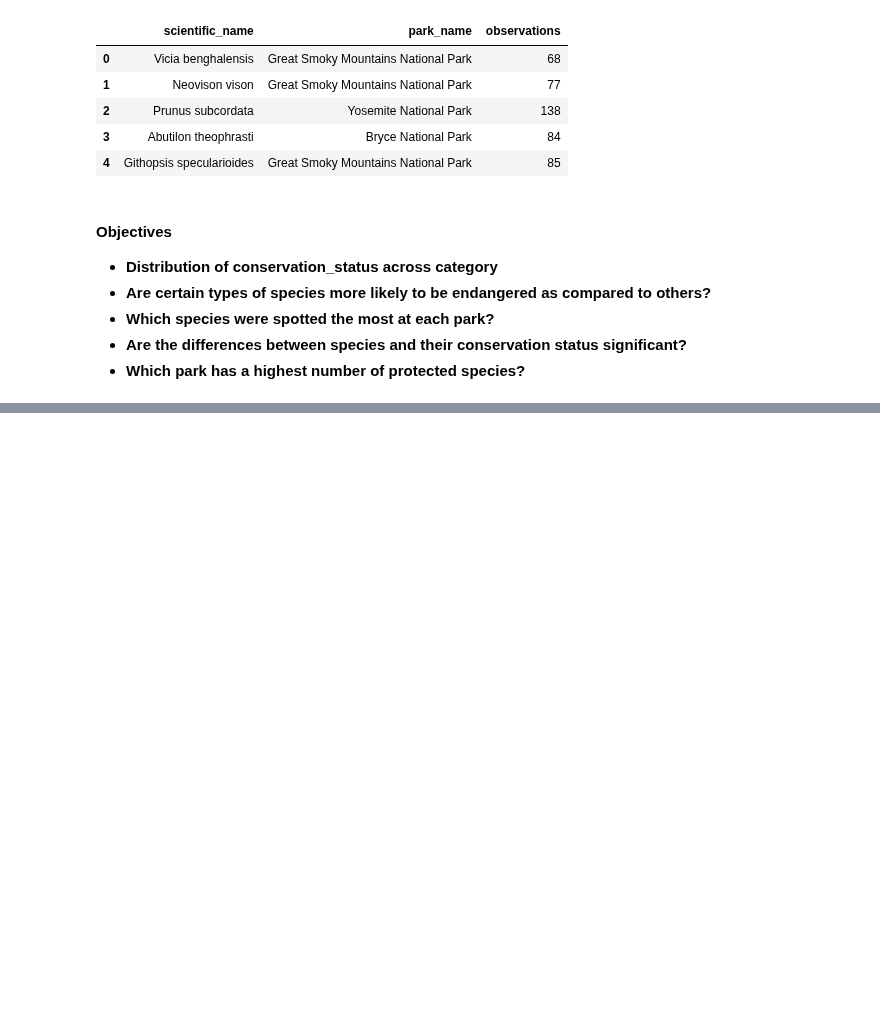
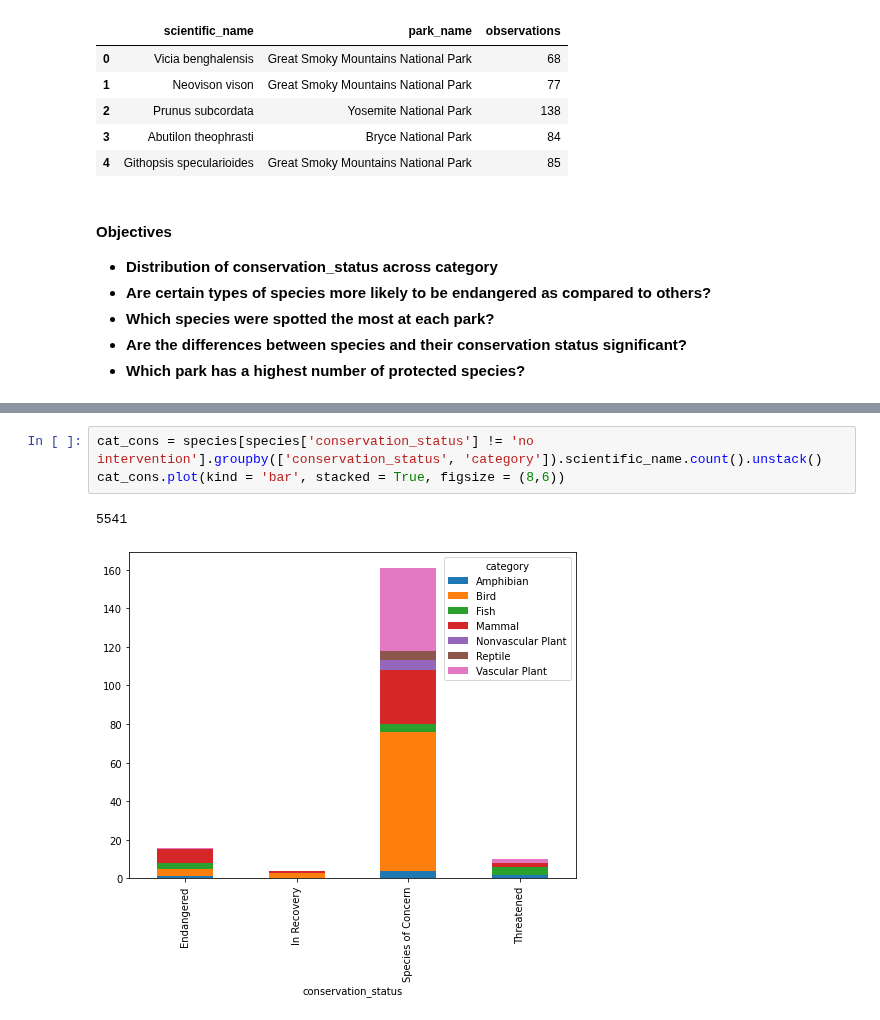
Before and after one commit to Gigabyte2408/biodiversity-project, a Jupyter notebook: biodiversity.ipynb, the cells around one changed output, grey strips where cells are left out. Saved outputs shown, nothing was run; the diff lists cells and outputs as text; blank space fills up the shorter version.

```diff
--- a/biodiversity.ipynb
+++ b/biodiversity.ipynb
@@ -58,0 +75,6 @@ Shape of observations: (23296, 3)
+# %%
+cat_cons = species[species['conservation_status'] != 'no intervention'].groupby(['conservation_status', 'category']).scientific_name.count().unstack()
+cat_cons.plot(kind = 'bar', stacked = True, figsize = (8,6))
+# %% [output]
+5541
+[figure, added]
```
Also changed, not shown: parts of 4 cells of this notebook.
